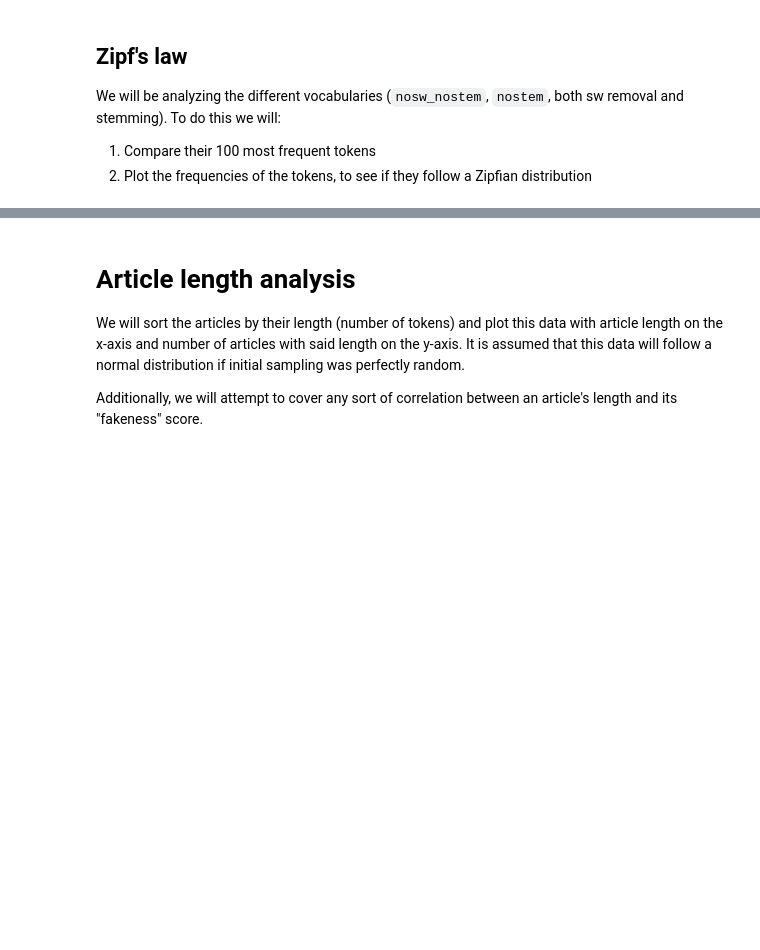
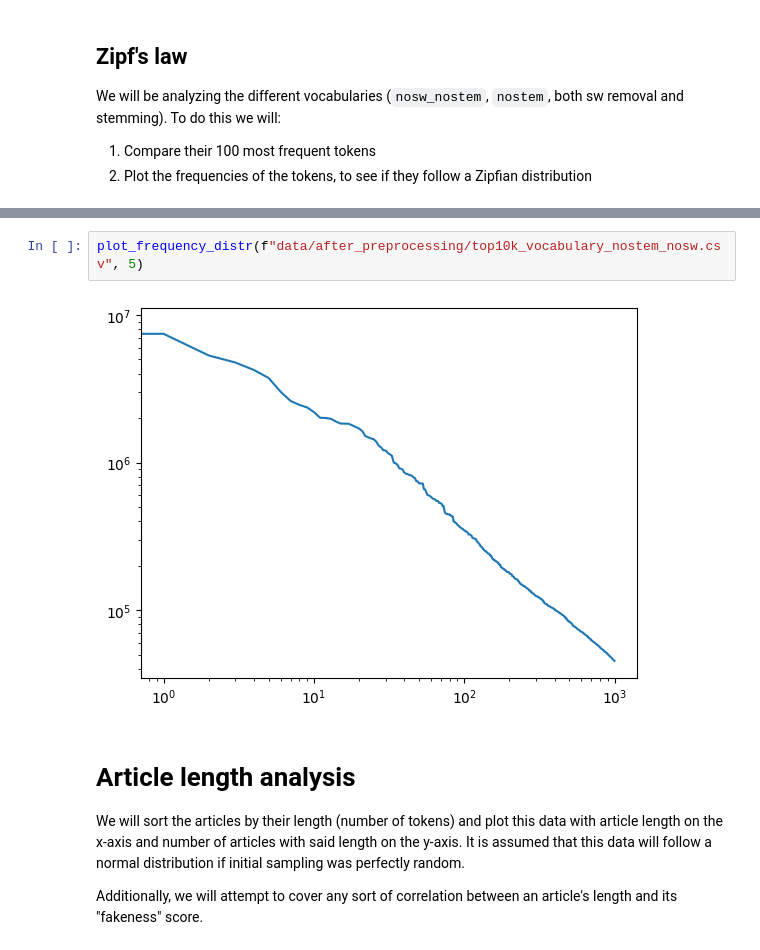
Before and after one commit to BimmerBass/GDS2026, a Jupyter notebook: data_analysis.ipynb, the cells around one changed output, grey strips where cells are left out. Drawn from its saved outputs; the diff is of its cells as text; blank space fills up the shorter version.

```diff
--- a/data_analysis.ipynb
+++ b/data_analysis.ipynb
@@ -75,3 +109,7 @@
+# %%
+plot_frequency_distr(f"data/after_preprocessing/top10k_vocabulary_nostem_nosw.csv", 5)
+# %% [output]
+[figure, added]
 # %% [markdown]
 # Article length analysis
 We will sort the articles by their length (number of tokens) and plot this data with article length on the x-axis and number of articles with said length on the y-axis. It is assumed that this data will follow a normal distribution if initial sampling was perfectly random.
```
Also changed, not shown: parts of 7 cells of this notebook.
